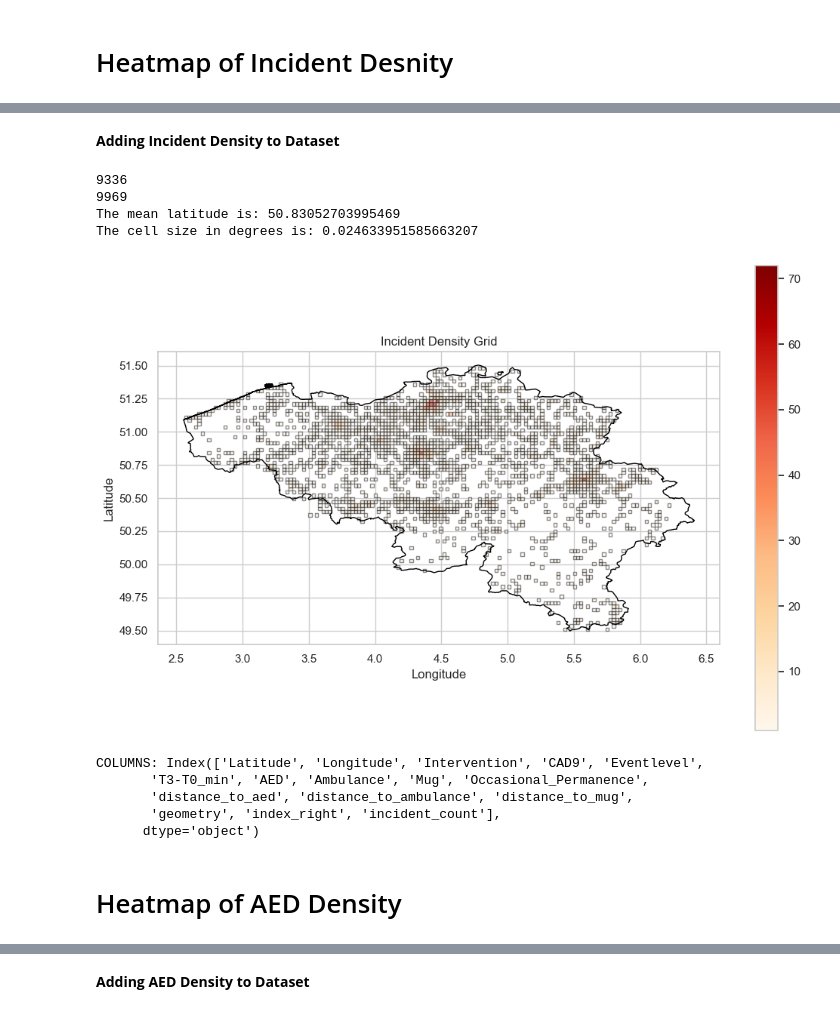
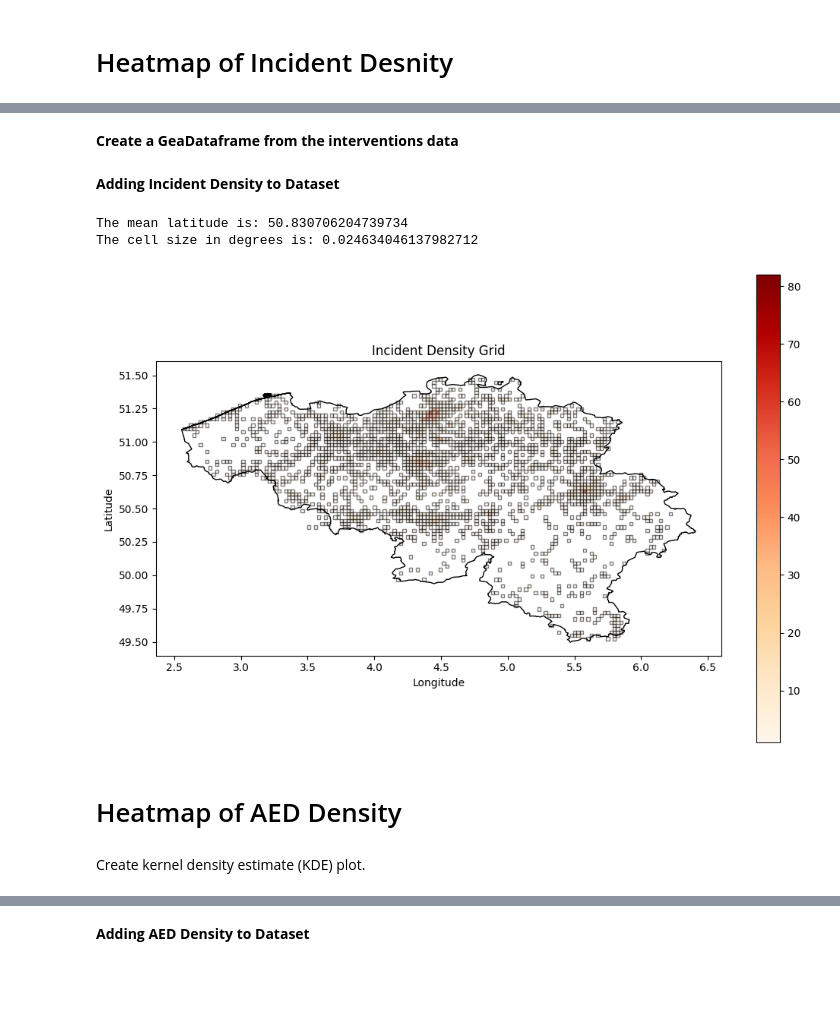
Before and after one commit to JeroenGuillierme/Project-MDA, a Jupyter notebook: 3. AED Placement.ipynb, the cells around one changed output, grey strips where cells are left out. Cells and saved outputs as stored; diff of their text form; code cells hidden in the pictures; blank space fills up the shorter version.

```diff
--- a/3. AED Placement.ipynb
+++ b/3. AED Placement.ipynb
@@ -189,0 +113,9 @@ See the caveats in the documentation: https://pandas.pydata.org/pandas-docs/stab
+# %%
+# Initialize the KNN Imputer
+knn_imputer = KNNImputer(n_neighbors=5)
+# Perform KNN Imputation
+imputed_values = knn_imputer.fit_transform(features_for_imputation)
+# Create a dataframe with the imputed values
+imputed_data = pd.DataFrame(imputed_values, columns=['Latitude', 'Longitude', 'distance_to_ambulance',
+                                                     'distance_to_mug', 'T3-T0'])
+imputed_data.head()
@@ -189,0 +131,2 @@ See the caveats in the documentation: https://pandas.pydata.org/pandas-docs/stab
+# %%
+interventions_data.loc[:, 'T3-T0'] = imputed_data['T3-T0']
@@ -206,48 +180,27 @@ plt.show()
+# %% [markdown]
+**Create a GeaDataframe from the interventions data**
+# %%
+# Create a GeoDataFrame from interventions data
+gdf_interventions = gpd.GeoDataFrame(
+    interventions_data_without_outliers,
+    geometry=gpd.points_from_xy(interventions_data_without_outliers.Longitude, interventions_data_without_outliers.Latitude)
+)
+# Filter out invalid geometries
+gdf_interventions = gdf_interventions[gdf_interventions['geometry'].is_valid]
 # %% [markdown]
 **Adding Incident Density to Dataset**
 # %%
-# Create a GeoDataFrame from interventions data
-gdf_interventions = gpd.GeoDataFrame(
-    interventions_data,
-    geometry=gpd.points_from_xy(interventions_data.Longitude, interventions_data.Latitude)
-)
-# Filter out invalid geometries
-gdf_interventions = gdf_interventions[gdf_interventions['geometry'].is_valid]
-print(len(gdf_interventions))
-print(len(interventions_data))
-
-
-# Function to calculate cell size in decimal degrees based on desired grid area and latitude
-def calculate_cell_size(grid_area_km2, latitude_degrees):
-    '''
-    This function calculates the cell size in degrees based on a given grid size in km² and the latitude coordinate.
-    :param grid_area_km2: Wanted grid are in km².
-    :param latitude_degrees: The latitude coordinate at which the grid size in degrees need to be calculated.
-    :return: The degrees of the cell size used to split Belgium up in different grids of given area in km².
-    '''
-    # Convert latitude to radians for trigonometric functions
-    latitude_rad = np.radians(latitude_degrees)
-
-    # Conversion factor from meters to decimal degrees for latitude
-    meters_to_degrees = 1 / (111.32 * 1000 * np.cos(latitude_rad))
-
-    # Calculate width of the square grid cell in meters
-    width_meters = np.sqrt(grid_area_km2 * 1000000)
-
-    # Calculate cell size in decimal degrees
-    cell_size_degrees = width_meters * meters_to_degrees
-
-    return cell_size_degrees
-
-
 # Example parameters
 grid_area_km2 = 3  # Desired grid area in km²
+
 # Calculate mean latitude from gdf_interventions
 mean_latitude = gdf_interventions.geometry.centroid.y.mean()
 print(f'The mean latitude is: {mean_latitude}')
+
 # Calculate cell size in decimal degrees
 cell_size_degrees = calculate_cell_size(grid_area_km2, mean_latitude)
 print(f'The cell size in degrees is: {cell_size_degrees}')
+
 # Create a grid over the study area
 xmin, ymin, xmax, ymax = gdf_interventions.total_bounds
 cell_size = 0.03  # Adjust the cell size as needed
@@ -257,46 +210,44 @@ for x0 in np.arange(xmin, xmax + cell_size_degrees, cell_size_degrees):
         x1 = x0 - cell_size_degrees
         y1 = y0 + cell_size_degrees
         grid_cells.append(Polygon([(x0, y0), (x1, y0), (x1, y1), (x0, y1)]))
 
 grid = gpd.GeoDataFrame(grid_cells, columns=['geometry'])
+
 # Filter out invalid geometries
 grid = grid[grid['geometry'].is_valid]
+
 # Spatial join the grid with the intervention points
 joined_interventions = gpd.sjoin(gdf_interventions, grid, how='left')
+
 # Count incidents in each grid cell
 incident_counts = joined_interventions.groupby('index_right').size()
+
 # Map incidents counts to the grid
 grid['incident_count'] = np.nan
 grid.loc[incident_counts.index, 'incident_count'] = incident_counts.values
 # print(grid['incident_count'].sort_values(ascending=True).value_counts())
 
 # Perform a spatial join to add the incident_count to the interventions data
 gdf_interventions_with_incident_count = gpd.sjoin(gdf_interventions, grid[['geometry', 'incident_count']], how='left')
 
 # Plot the incident density
 fig, ax = plt.subplots(figsize=(12, 8))
 grid.plot(column='incident_count', ax=ax, cmap='OrRd', edgecolor='k', alpha=0.5, legend=True)
 belgium_boundary.plot(ax=ax, facecolor='none', edgecolor='black')
 ax.set_title('Incident Density Grid')
 ax.set_xlabel('Longitude')
 ax.set_ylabel('Latitude')
 plt.show()
 
-print(f'COLUMNS: {gdf_interventions_with_incident_count.columns}')
-# Drop the index right column if it's not needed
+# Drop the index right column
 gdf_interventions_with_incident_count = gdf_interventions_with_incident_count.drop(columns='index_right')
 # %% [output]
-9336
-9969
-The mean latitude is: 50.83052703995469
-The cell size in degrees is: 0.024633951585663207
+The mean latitude is: 50.830706204739734
+The cell size in degrees is: 0.024634046137982712
-[figure, old version]
+[figure, new version]
-COLUMNS: Index(['Latitude', 'Longitude', 'Intervention', 'CAD9', 'Eventlevel',
-       'T3-T0_min', 'AED', 'Ambulance', 'Mug', 'Occasional_Permanence',
-       'distance_to_aed', 'distance_to_ambulance', 'distance_to_mug',
-       'geometry', 'index_right', 'incident_count'],
-      dtype='object')
 # %% [markdown]
 # Heatmap of AED Density
+# %% [markdown]
+Create kernel density estimate (KDE) plot.
 # %%
 fig, ax = plt.subplots(figsize=(12, 8))
```
Also changed, not shown: parts of 27 cells of this notebook.
